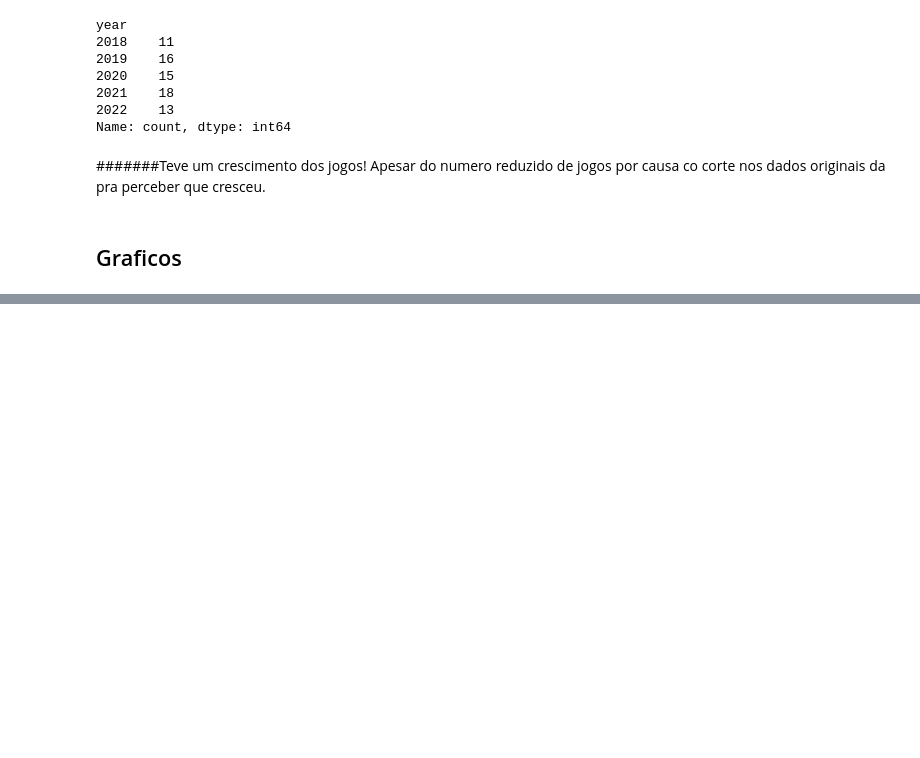
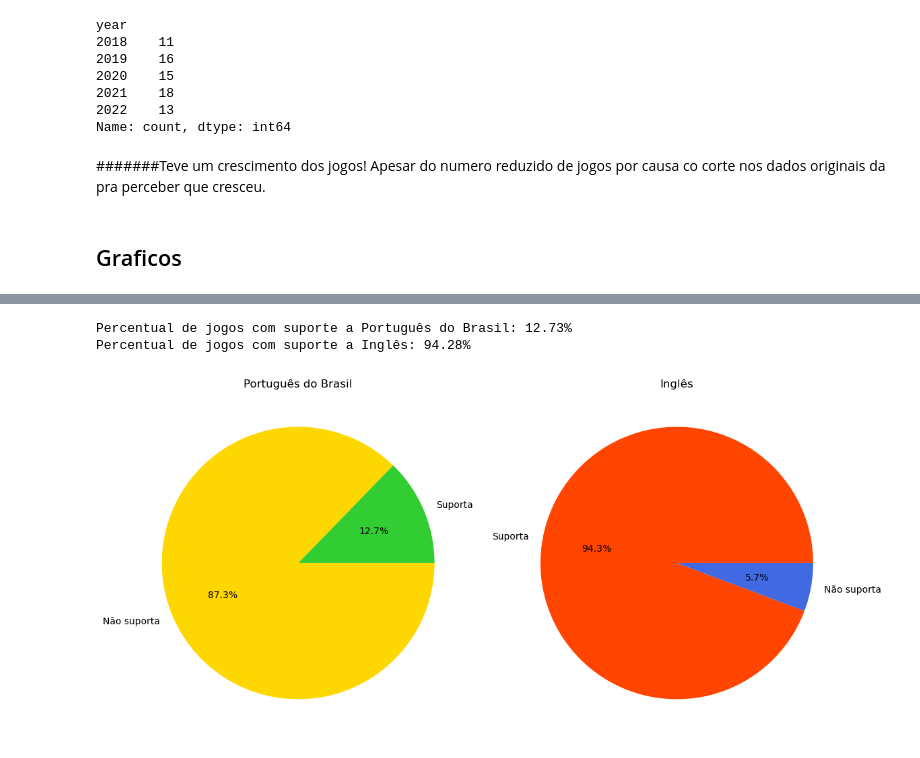
Before and after one commit to giolive/Projeto_progDados, a Jupyter notebook: Proj_F2.ipynb, the cells around one changed output, grey strips where cells are left out. Saved outputs shown, nothing was run; the diff lists cells and outputs as text; code cells hidden in the pictures; blank space fills up the shorter version.

```diff
--- a/Proj_F2.ipynb
+++ b/Proj_F2.ipynb
@@ -314,0 +399,31 @@ NameError: name 'df' is not defined
+# %%
+total_games = len(df)
+languageP_count = df['Supported languages'].str.contains('Portuguese - Brazil', na=False).sum()
+languageE_count = df['Supported languages'].str.contains('English', na=False).sum()
+
+languageP_percent = (languageP_count / total_games) * 100
+languageE_percent = (languageE_count / total_games) * 100
+print(f"Percentual de jogos com suporte a Português do Brasil: {languageP_percent:.2f}%")
+print(f"Percentual de jogos com suporte a Inglês: {languageE_percent:.2f}%")
+# %% [output]
+Percentual de jogos com suporte a Português do Brasil: 12.73%
+Percentual de jogos com suporte a Inglês: 94.28%
+# %%
+labels = ['Suporta', 'Não suporta']
+portuguese_data = [languageP_percent, 100 - languageP_percent]
+english_data = [languageE_percent, 100 - languageE_percent]
+
+fig, axes = plt.subplots(1, 2, figsize=(12, 6))
+
+# Gráfico para Português
+axes[0].pie(portuguese_data, labels=labels, autopct='%1.1f%%', colors=['#32CD32', '#FFD700'])
+axes[0].set_title('Português do Brasil')
+
+# Gráfico para Inglês
+axes[1].pie(english_data, labels=labels, autopct='%1.1f%%', colors=['#FF4500', '#4169E1'])
+axes[1].set_title('Inglês')
+
+plt.tight_layout()
+plt.show()
+# %% [output]
+[figure, added]
```
Also changed, not shown: parts of 11 cells of this notebook.
